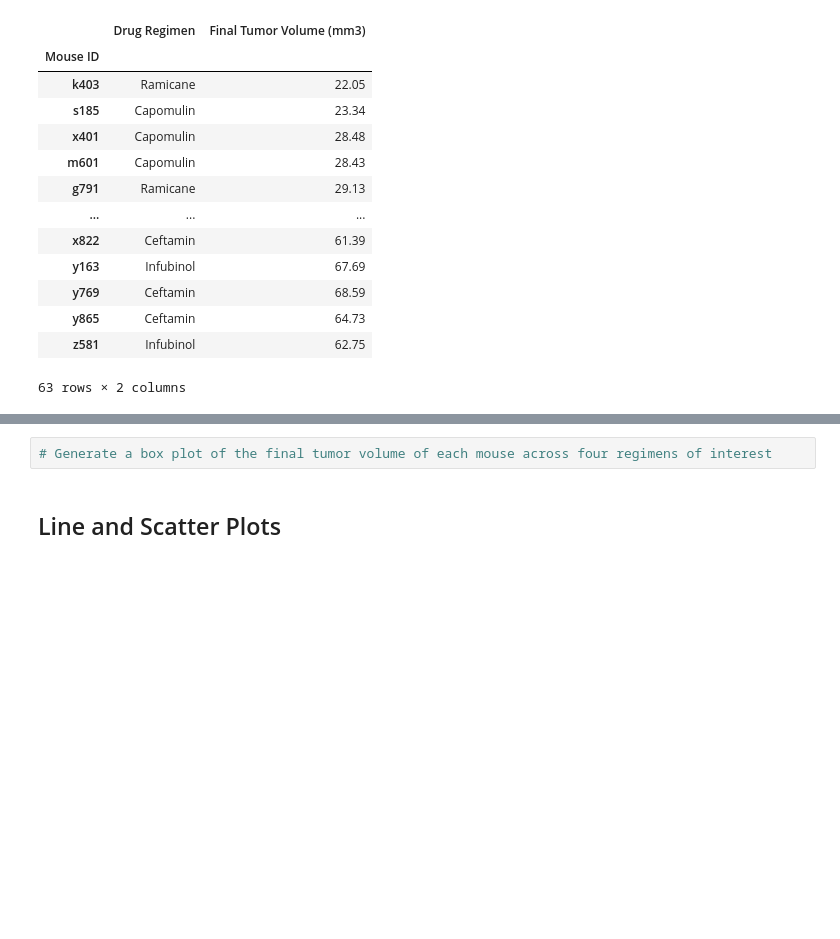
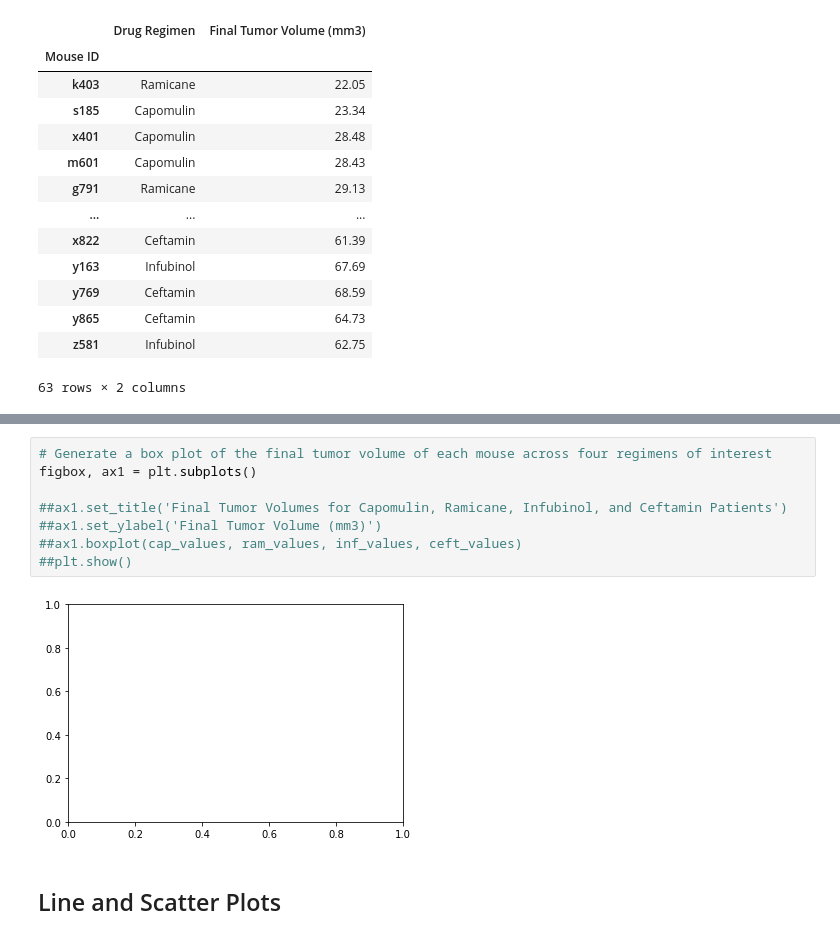
Before and after one commit to Sweeny91/Matplotlib_Tumor_Analysis, a Jupyter notebook: Pymaceuticals/matplotlib_working_book.ipynb, the cells around one changed output, grey strips where cells are left out. Saved outputs shown, nothing was run; the diff lists cells and outputs as text; blank space fills up the shorter version.

```diff
--- a/Pymaceuticals/matplotlib_working_book.ipynb
+++ b/Pymaceuticals/matplotlib_working_book.ipynb
@@ -373,5 +355,13 @@ Name: Final Tumor Volume (mm3), Length: 63, dtype: object]
 # %%
 # Generate a box plot of the final tumor volume of each mouse across four regimens of interest
+figbox, ax1 = plt.subplots()
+
+##ax1.set_title('Final Tumor Volumes for Capomulin, Ramicane, Infubinol, and Ceftamin Patients')
+##ax1.set_ylabel('Final Tumor Volume (mm3)')
+##ax1.boxplot(cap_values, ram_values, inf_values, ceft_values)
+##plt.show()
+# %% [output]
+[figure, added]
 # %% [markdown]
 ## Line and Scatter Plots
 # %%
```
Also changed, not shown: parts of 4 cells of this notebook, 1 other file.
